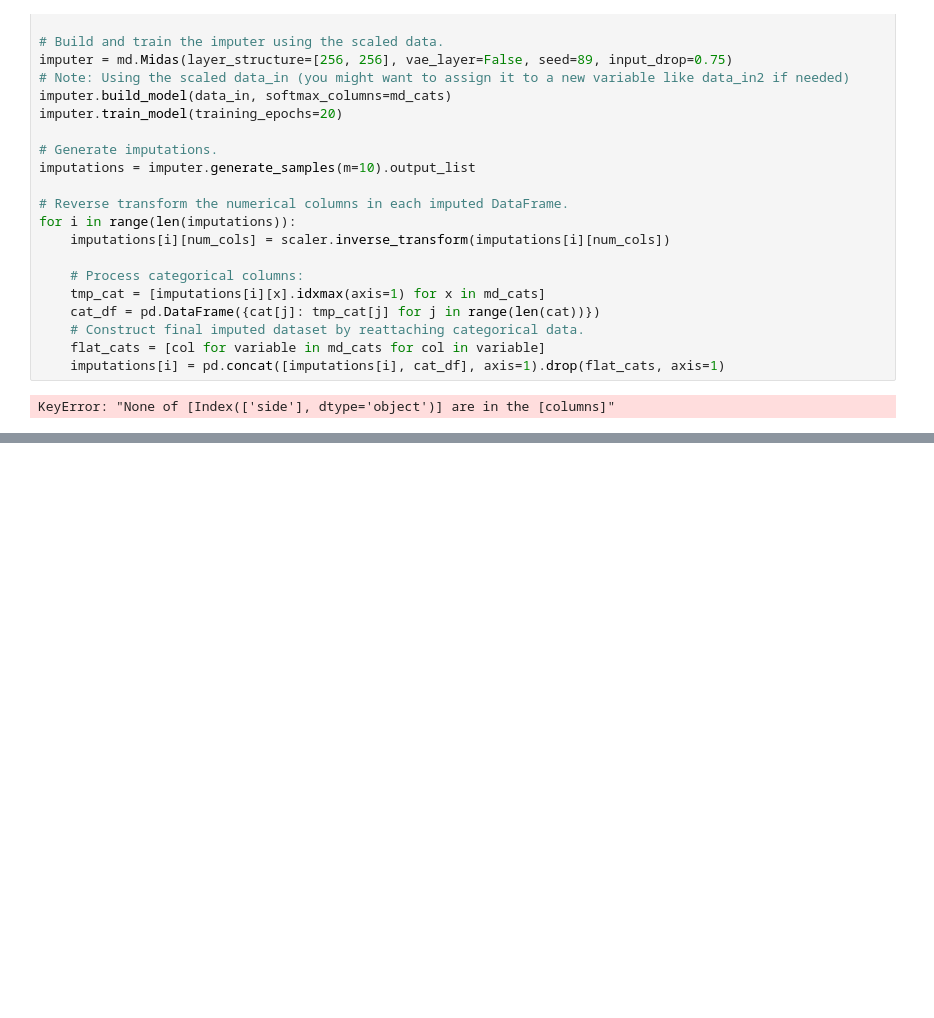
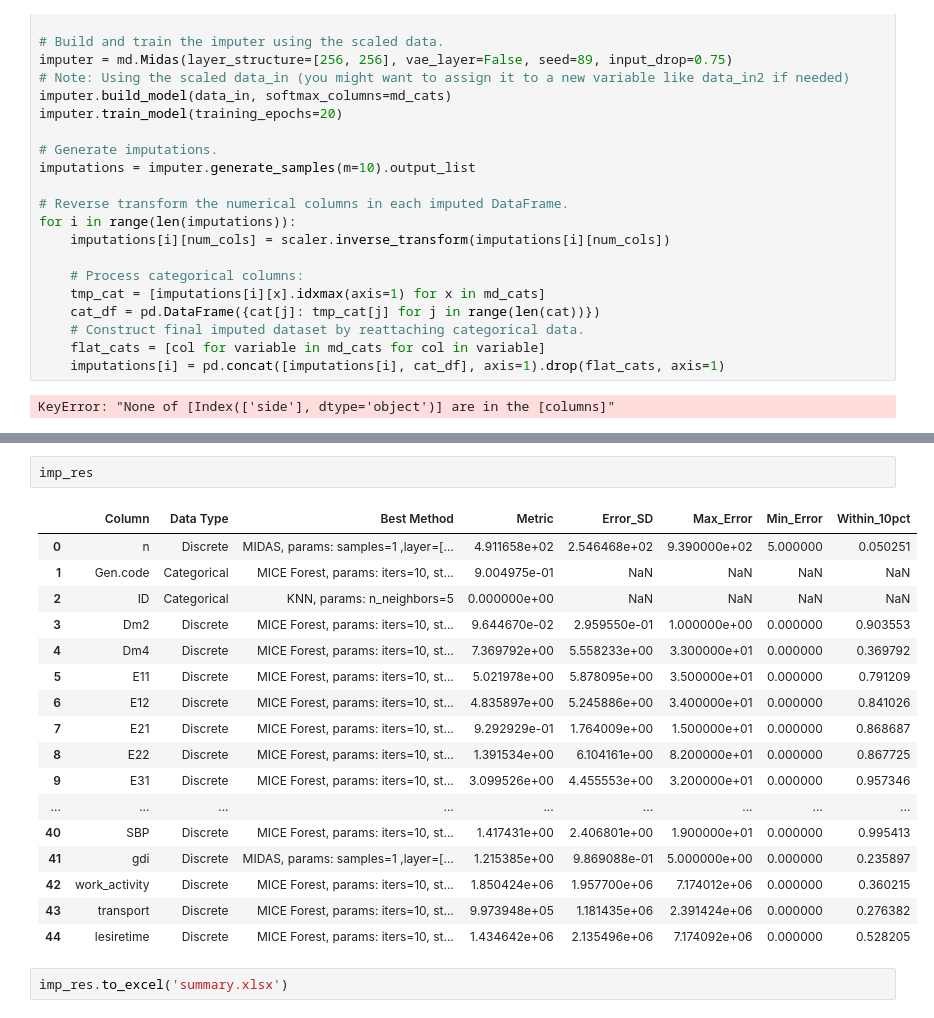
Before and after one commit to iMaatin/AutoStats, a Jupyter notebook: pg.ipynb, the cells around one changed output, grey strips where cells are left out. Drawn from its saved outputs; the diff is of its cells as text; blank space fills up the shorter version.

Commit message:
find best method wordks great... need to add hpo tho

```diff
--- a/pg.ipynb
+++ b/pg.ipynb
@@ -637,0 +682,22 @@ KeyError: "None of [Index(['side'], dtype='object')] are in the [columns]"
+# %%
+imp_res
+# %% [output]
+|  | Column | Data Type | Best Method | Metric | Error_SD | Max_Error | Min_Error | Within_10pct |
+| 0 | n | Discrete | MIDAS, params: samples=1 ,layer=[... | 4.911658e+02 | 2.546468e+02 | 9.390000e+02 | 5.000000 | 0.050251 |
+| 1 | Gen.code | Categorical | MICE Forest, params: iters=10, st... | 9.004975e-01 | NaN | NaN | NaN | NaN |
+| 2 | ID | Categorical | KNN, params: n_neighbors=5 | 0.000000e+00 | NaN | NaN | NaN | NaN |
+| 3 | Dm2 | Discrete | MICE Forest, params: iters=10, st... | 9.644670e-02 | 2.959550e-01 | 1.000000e+00 | 0.000000 | 0.903553 |
+| 4 | Dm4 | Discrete | MICE Forest, params: iters=10, st... | 7.369792e+00 | 5.558233e+00 | 3.300000e+01 | 0.000000 | 0.369792 |
+| 5 | E11 | Discrete | MICE Forest, params: iters=10, st... | 5.021978e+00 | 5.878095e+00 | 3.500000e+01 | 0.000000 | 0.791209 |
+| 6 | E12 | Discrete | MICE Forest, params: iters=10, st... | 4.835897e+00 | 5.245886e+00 | 3.400000e+01 | 0.000000 | 0.841026 |
+| 7 | E21 | Discrete | MICE Forest, params: iters=10, st... | 9.292929e-01 | 1.764009e+00 | 1.500000e+01 | 0.000000 | 0.868687 |
+| 8 | E22 | Discrete | MICE Forest, params: iters=10, st... | 1.391534e+00 | 6.104161e+00 | 8.200000e+01 | 0.000000 | 0.867725 |
+| 9 | E31 | Discrete | MICE Forest, params: iters=10, st... | 3.099526e+00 | 4.455553e+00 | 3.200000e+01 | 0.000000 | 0.957346 |
+| ... | ... | ... | ... | ... | ... | ... | ... | ... |
+| 40 | SBP | Discrete | MICE Forest, params: iters=10, st... | 1.417431e+00 | 2.406801e+00 | 1.900000e+01 | 0.000000 | 0.995413 |
+| 41 | gdi | Discrete | MIDAS, params: samples=1 ,layer=[... | 1.215385e+00 | 9.869088e-01 | 5.000000e+00 | 0.000000 | 0.235897 |
+| 42 | work_activity | Discrete | MICE Forest, params: iters=10, st... | 1.850424e+06 | 1.957700e+06 | 7.174012e+06 | 0.000000 | 0.360215 |
+| 43 | transport | Discrete | MICE Forest, params: iters=10, st... | 9.973948e+05 | 1.181435e+06 | 2.391424e+06 | 0.000000 | 0.276382 |
+| 44 | lesiretime | Discrete | MICE Forest, params: iters=10, st... | 1.434642e+06 | 2.135496e+06 | 7.174092e+06 | 0.000000 | 0.528205 |
+# %%
+imp_res.to_excel('summary.xlsx')
```
Also changed, not shown: parts of 12 cells of this notebook, 5 other files.
